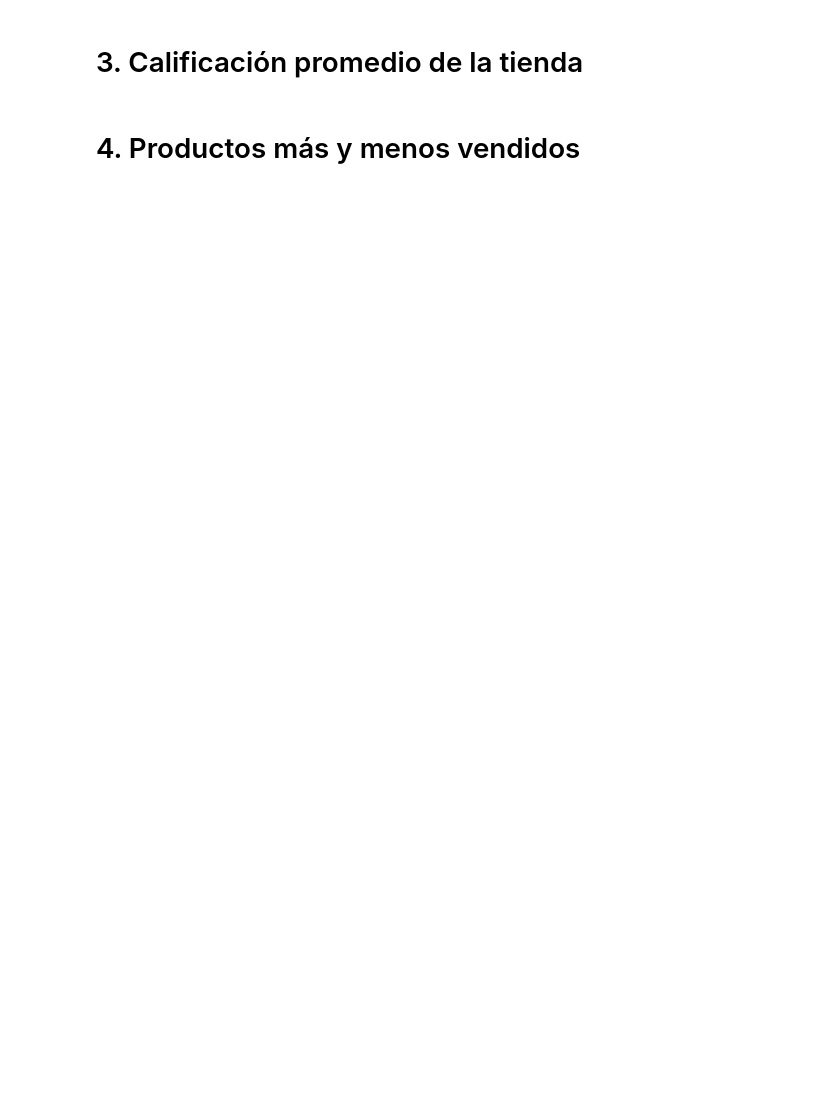
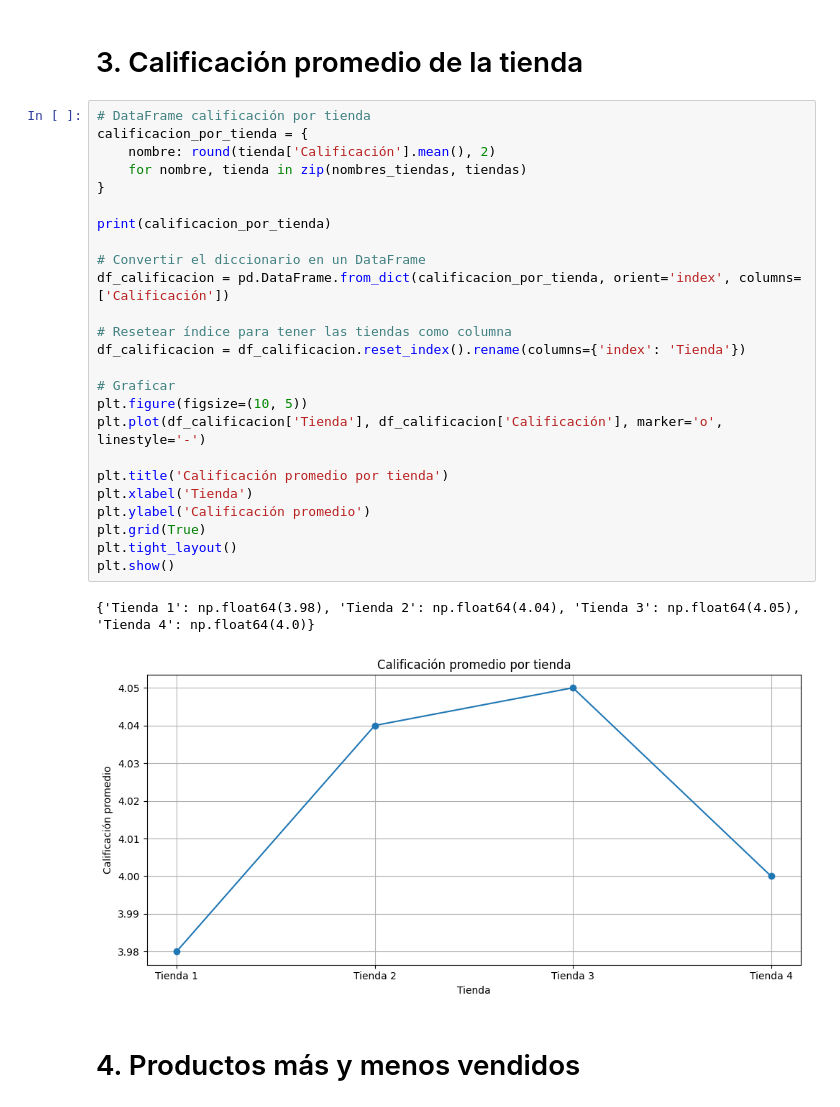
Before and after one commit to tatiana-017/alura-store-challenge, a Jupyter notebook: AluraStoreLatam.ipynb, the cells around one changed output. Cells and saved outputs as stored; diff of their text form; blank space fills up the shorter version.

```diff
--- a/AluraStoreLatam.ipynb
+++ b/AluraStoreLatam.ipynb
@@ -30,4 +89,32 @@ tienda.head()
 # %% [markdown]
 # 3. Calificación promedio de la tienda
+# %%
+# DataFrame calificación por tienda
+calificacion_por_tienda = {
+    nombre: round(tienda['Calificación'].mean(), 2)
+    for nombre, tienda in zip(nombres_tiendas, tiendas)
+}
+
+print(calificacion_por_tienda)
+
+# Convertir el diccionario en un DataFrame
+df_calificacion = pd.DataFrame.from_dict(calificacion_por_tienda, orient='index', columns=['Calificación'])
+
+# Resetear índice para tener las tiendas como columna
+df_calificacion = df_calificacion.reset_index().rename(columns={'index': 'Tienda'})
+
+# Graficar
+plt.figure(figsize=(10, 5))
+plt.plot(df_calificacion['Tienda'], df_calificacion['Calificación'], marker='o', linestyle='-')
+
+plt.title('Calificación promedio por tienda')
+plt.xlabel('Tienda')
+plt.ylabel('Calificación promedio')
+plt.grid(True)
+plt.tight_layout()
+plt.show()
+# %% [output]
+{'Tienda 1': np.float64(3.98), 'Tienda 2': np.float64(4.04), 'Tienda 3': np.float64(4.05), 'Tienda 4': np.float64(4.0)}
+[figure, added]
 # %% [markdown]
 # 4. Productos más y menos vendidos
```
Also changed, not shown: parts of 6 cells of this notebook.
